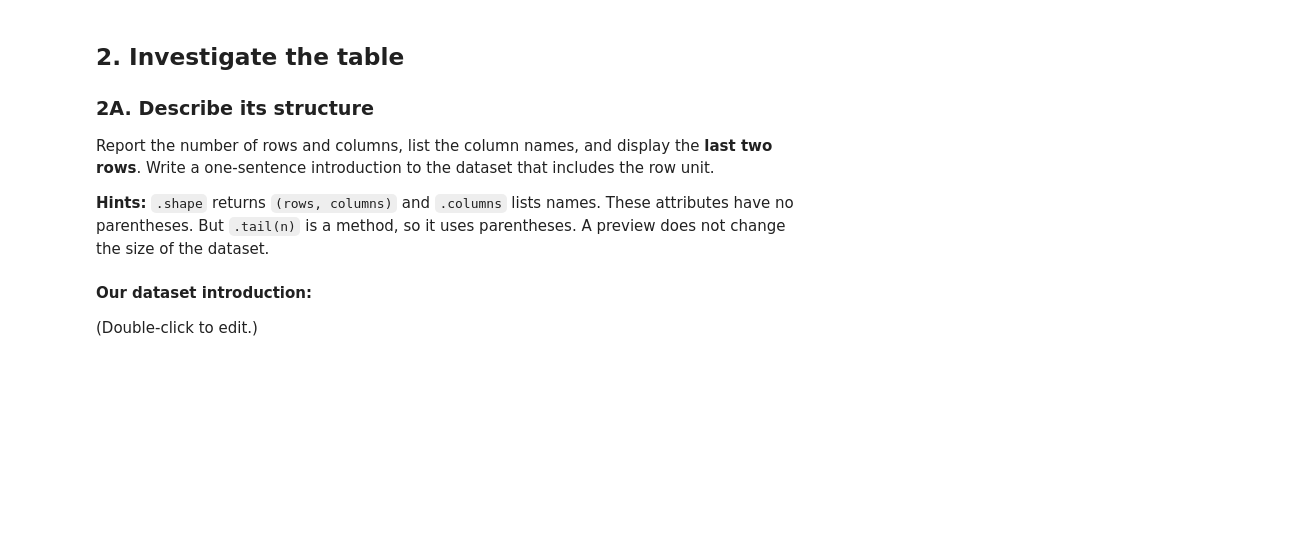
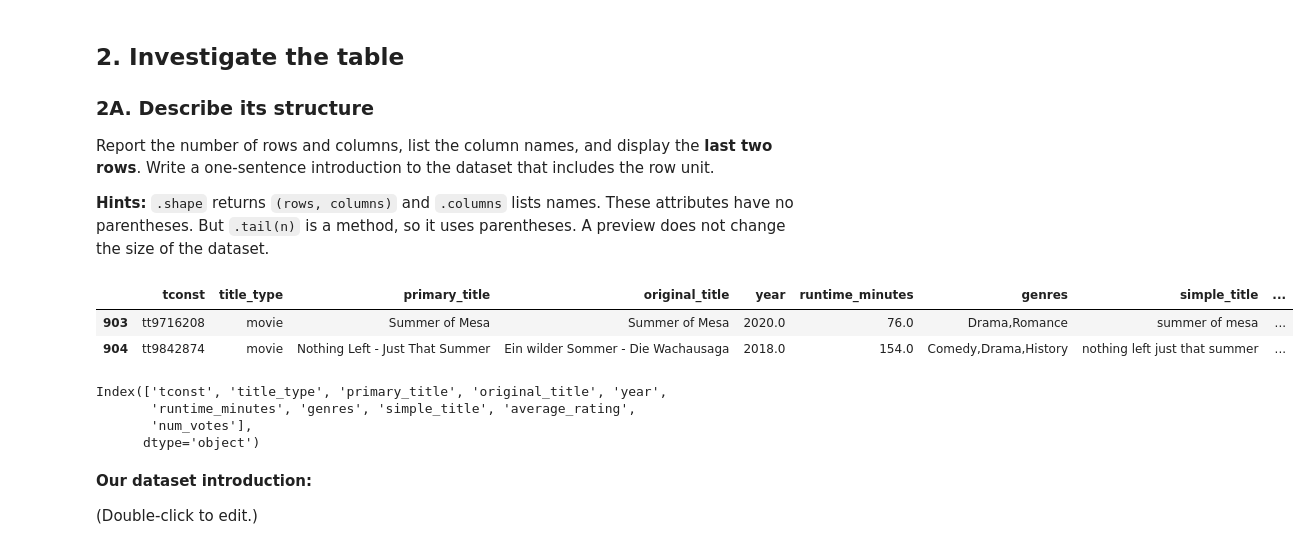
Before and after one commit to soyeonkm/datasci101, a Jupyter notebook: DATASCI_101_Breakout_2_a_Activity.ipynb, the cells around one changed output. Saved outputs shown, nothing was run; the diff lists cells and outputs as text; code cells hidden in the pictures; blank space fills up the shorter version.

```diff
--- a/DATASCI_101_Breakout_2_a_Activity.ipynb
+++ b/DATASCI_101_Breakout_2_a_Activity.ipynb
@@ -74,6 +97,19 @@ Report the number of rows and columns, list the column names, and display the **
 **Hints:** `.shape` returns `(rows, columns)` and `.columns` lists names. These attributes have no parentheses. But `.tail(n)` is a method, so it uses parentheses. A preview does not change the size of the dataset.
 # %%
 # Write your code here.
+last_two = table.tail(2)
+display(last_two)
+
+last_two.shape
+last_two.columns
+# %% [output]
+|  | tconst | title_type | primary_title | original_title | year | runtime_minutes | genres | simple_title | ... |
+| 903 | tt9716208 | movie | Summer of Mesa | Summer of Mesa | 2020.0 | 76.0 | Drama,Romance | summer of mesa | ... |
+| 904 | tt9842874 | movie | Nothing Left - Just That Summer | Ein wilder Sommer - Die Wachausaga | 2018.0 | 154.0 | Comedy,Drama,History | nothing left just that summer | ... |
+Index(['tconst', 'title_type', 'primary_title', 'original_title', 'year',
+       'runtime_minutes', 'genres', 'simple_title', 'average_rating',
+       'num_votes'],
+      dtype='object')
 # %% [markdown]
 **Our dataset introduction:**
 
```
Also changed, not shown: parts of 8 cells of this notebook.
